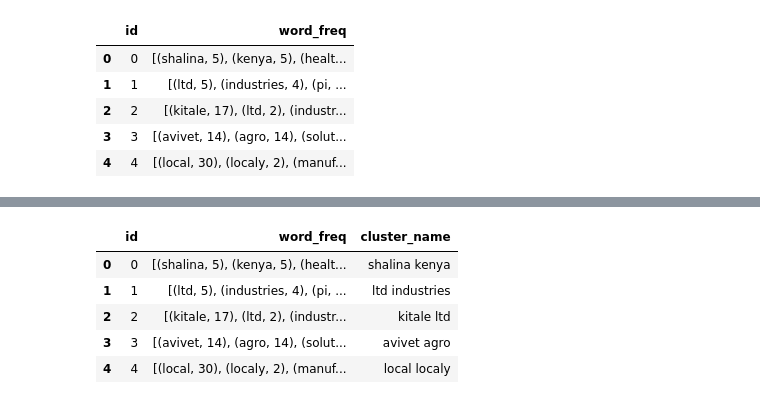
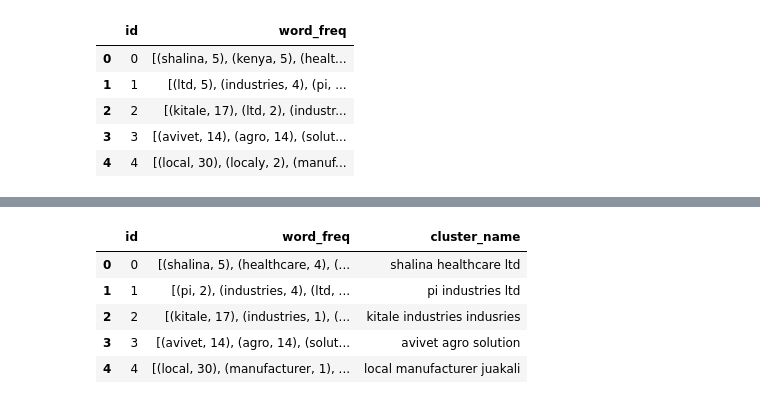
Before and after one commit to natbernard/Clustering-for-Product-Matching, a Jupyter notebook: model/string_matching_algorithm.ipynb, the cells around one changed output, grey strips where cells are left out. Drawn from its saved outputs; the diff is of its cells as text; code cells hidden in the pictures.

```diff
--- a/model/string_matching_algorithm.ipynb
+++ b/model/string_matching_algorithm.ipynb
@@ -339,3 +339,26 @@ cluster_word_freq_df.head()
 | 2 | 2 | [(kitale, 17), (ltd, 2), (industr... |
 | 3 | 3 | [(avivet, 14), (agro, 14), (solut... |
 | 4 | 4 | [(local, 30), (localy, 2), (manuf... |
+# %%
+# extracting most common words from each cluster in order
+cluster_word_freq = {}
+
+
+for id, row in df_unique_match.iterrows():
+    cluster = row['similar_strings']
+
+    words = re.split(r'\s+|-|\(|\)|/|\\|\||,', cluster)
+    for word in words:
+        if id in cluster_word_freq:
+            cluster_word_freq[id][word] = cluster_word_freq[id].get(word, 0) + 1
+        else:
+            cluster_word_freq[id] = {word: 1}
+
+for id in cluster_word_freq:
+    # cluster_word_freq[id] = sorted(cluster_word_freq[id].items(), key=lambda x: x[1], reverse=True)
+    cluster_word_freq[id] = list(cluster_word_freq[id].items())
+    # cluster_word_freq[id] = cluster_word_freq[id].items()
+
+cluster_word_freq_df = pd.DataFrame.from_dict(cluster_word_freq.items())
+cluster_word_freq_df.rename(columns={0: 'id', 1: 'word_freq'}, inplace=True)
+cluster_word_freq_df.head()
@@ -342,10 +372,10 @@ cluster_word_freq_df.head()
 # %%
-cluster_word_freq_df['cluster_name'] = cluster_word_freq_df['word_freq'].apply(lambda x: ' '.join(word[0] for word in x[:2]))
+cluster_word_freq_df['cluster_name'] = cluster_word_freq_df['word_freq'].apply(lambda x: ' '.join(word[0] for word in x[:3]))
 cluster_word_freq_df.head()
 # %% [output]
 |  | id | word_freq | cluster_name |
-| 0 | 0 | [(shalina, 5), (kenya, 5), (healt... | shalina kenya |
-| 1 | 1 | [(ltd, 5), (industries, 4), (pi, ... | ltd industries |
-| 2 | 2 | [(kitale, 17), (ltd, 2), (industr... | kitale ltd |
-| 3 | 3 | [(avivet, 14), (agro, 14), (solut... | avivet agro |
-| 4 | 4 | [(local, 30), (localy, 2), (manuf... | local localy |
+| 0 | 0 | [(shalina, 5), (healthcare, 4), (... | shalina healthcare ltd |
+| 1 | 1 | [(pi, 2), (industries, 4), (ltd, ... | pi industries ltd |
+| 2 | 2 | [(kitale, 17), (industries, 1), (... | kitale industries indusries |
+| 3 | 3 | [(avivet, 14), (agro, 14), (solut... | avivet agro solution |
+| 4 | 4 | [(local, 30), (manufacturer, 1), ... | local manufacturer juakali |
```
Also changed, not shown: parts of 18 cells of this notebook.
